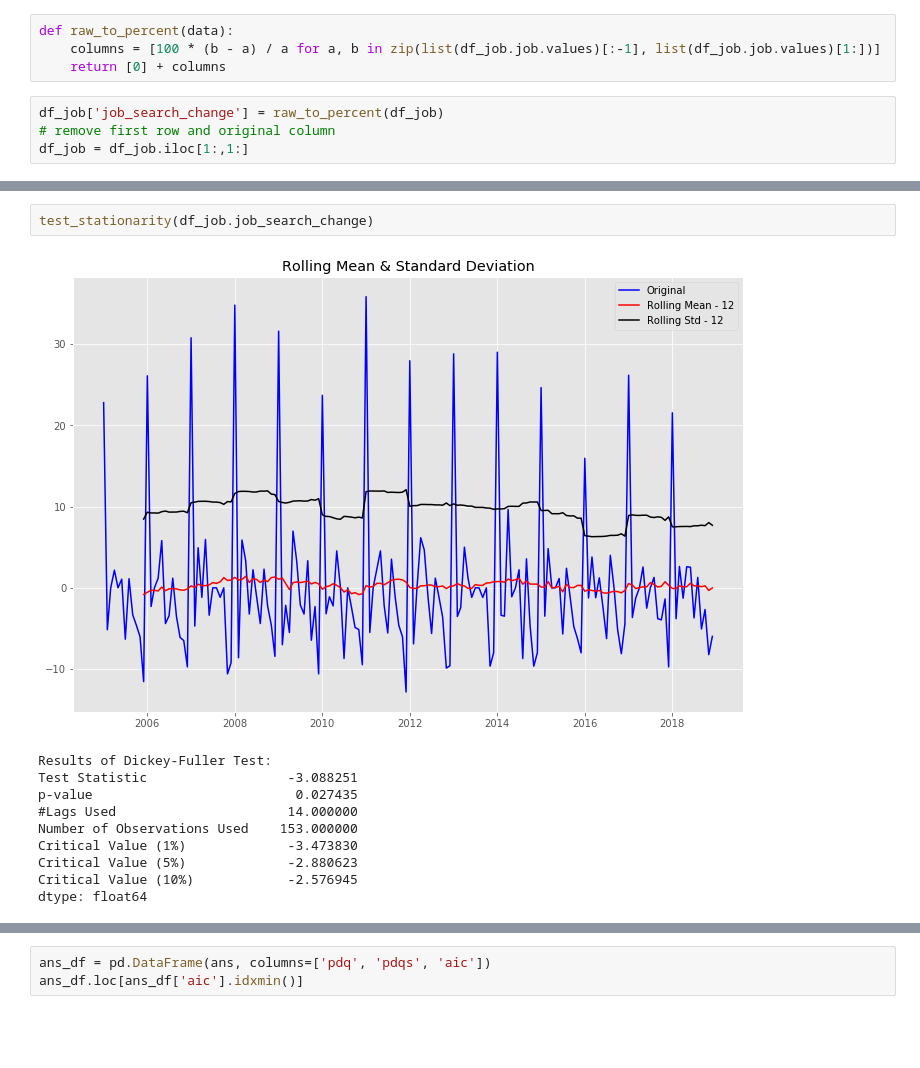
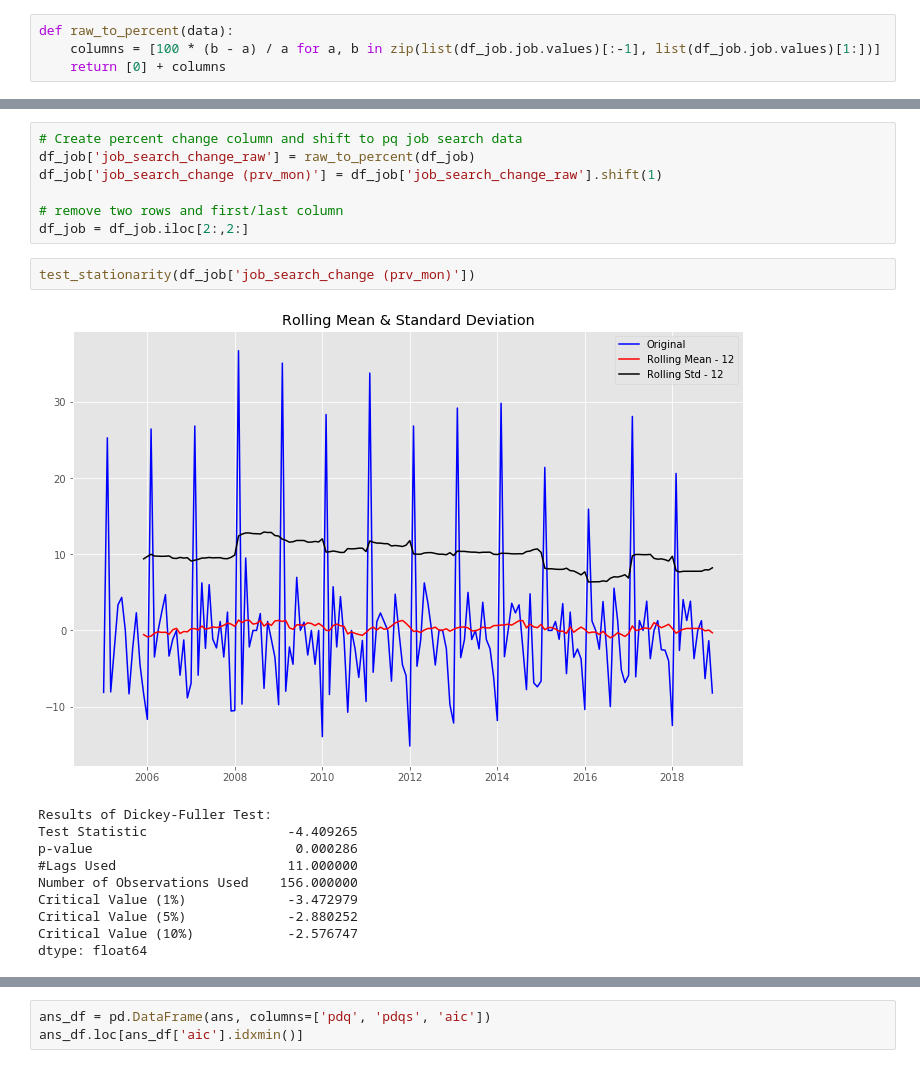
Before and after one commit to jjacisin/mod_5_project, a Jupyter notebook: m5_notebook.ipynb, the cells around one changed output, grey strips where cells are left out. Cells and saved outputs as stored; diff of their text form; blank space fills up the shorter version.

```diff
--- a/m5_notebook.ipynb
+++ b/m5_notebook.ipynb
@@ -183,7 +220,3 @@ len(list(df_job.job.values)[:-1])
 def raw_to_percent(data):
     columns = [100 * (b - a) / a for a, b in zip(list(df_job.job.values)[:-1], list(df_job.job.values)[1:])]
     return [0] + columns
-# %%
-df_job['job_search_change'] = raw_to_percent(df_job)
-# remove first row and original column
-df_job = df_job.iloc[1:,1:]
@@ -200,14 +223,21 @@ df_job.head()
+# %%
+# Create percent change column and shift to pq job search data
+df_job['job_search_change_raw'] = raw_to_percent(df_job)
+df_job['job_search_change (prv_mon)'] = df_job['job_search_change_raw'].shift(1)
+
+# remove two rows and first/last column
+df_job = df_job.iloc[2:,2:]
 # %%
-test_stationarity(df_job.job_search_change)
+test_stationarity(df_job['job_search_change (prv_mon)'])
 # %% [output]
-[figure, old version]
+[figure, new version]
 Results of Dickey-Fuller Test:
-Test Statistic                  -3.088251
-p-value                          0.027435
-#Lags Used                      14.000000
-Number of Observations Used    153.000000
-Critical Value (1%)             -3.473830
-Critical Value (5%)             -2.880623
-Critical Value (10%)            -2.576945
+Test Statistic                  -4.409265
+p-value                          0.000286
+#Lags Used                      11.000000
+Number of Observations Used    156.000000
+Critical Value (1%)             -3.472979
+Critical Value (5%)             -2.880252
+Critical Value (10%)            -2.576747
 dtype: float64
 # %%
```
Also changed, not shown: parts of 38 cells of this notebook, 7 other files.
